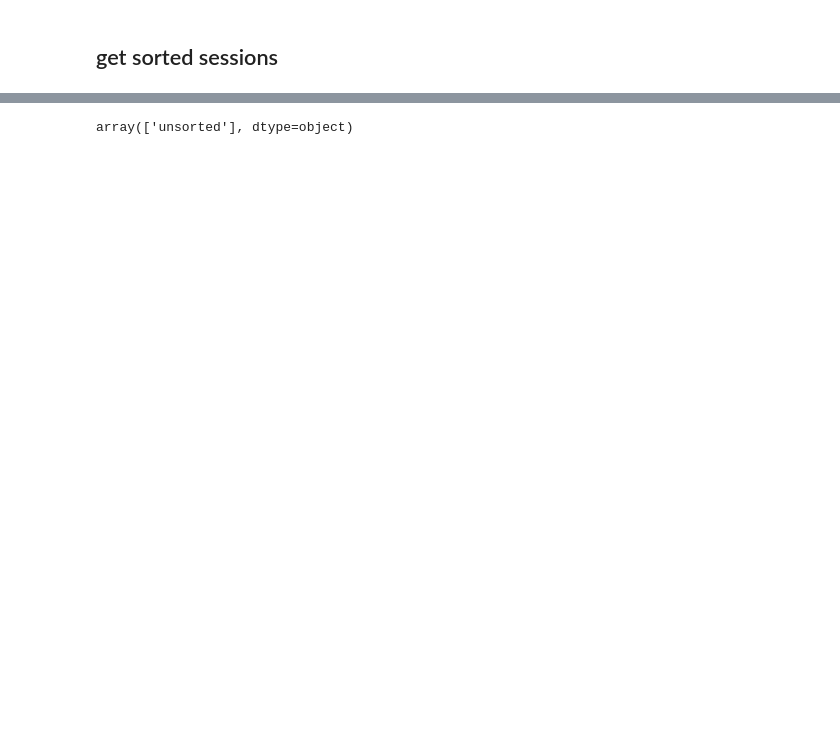
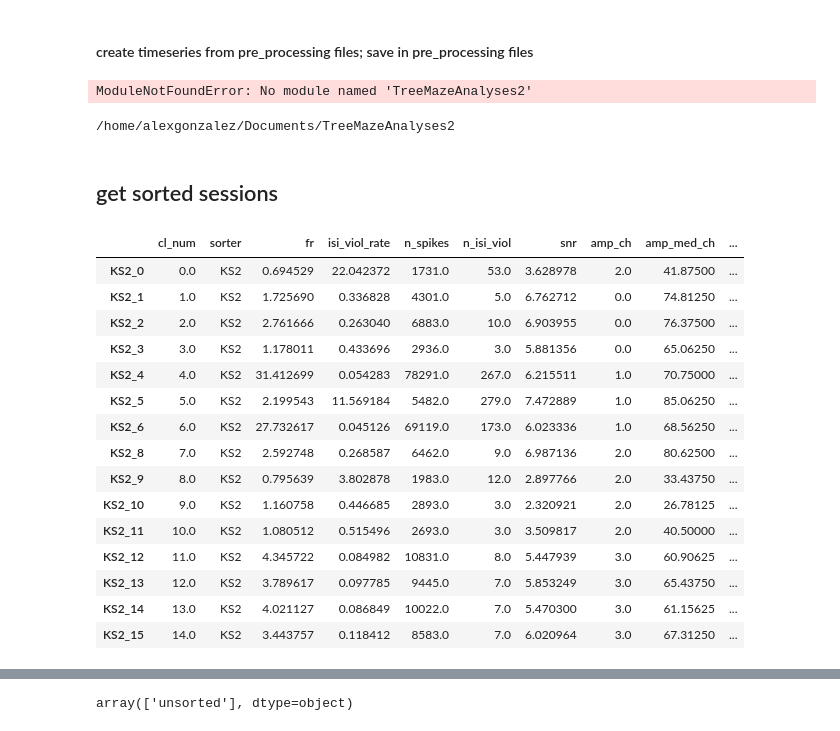
Before and after one commit to alexgonzl/TMA, a Jupyter notebook: quick_hacks.ipynb, the cells around one changed output, grey strips where cells are left out. Drawn from its saved outputs; the diff is of its cells as text; code cells hidden in the pictures; blank space fills up the shorter version.

```diff
--- a/quick_hacks.ipynb
+++ b/quick_hacks.ipynb
@@ -36,6 +37,18 @@ sns.set(style= 'whitegrid', palette= 'muted')
 import signal as sg
 
 from importlib import reload
+# %% [markdown]
+#### create timeseries from pre_processing files; save in pre_processing files
+# %%
+subject = 'Li'
+
+si = SubjectInfo(subject, load=1)
+# %% [output]
+ModuleNotFoundError: No module named 'TreeMazeAnalyses2'
+# %%
+subject
+# %% [output]
+/home/alexgonzalez/Documents/TreeMazeAnalyses2
 # %% [markdown]
 ## get sorted sessions
 # %%
@@ -131,0 +145,20 @@ for subject_id in ['Li','Ne','Cl']:
+# %%
+d = pd.read_csv(cl_stat_file, index_col=0)
+d
+# %% [output]
+|  | cl_num | sorter | fr | isi_viol_rate | n_spikes | n_isi_viol | snr | amp_ch | amp_med_ch | ... |
+| KS2_0 | 0.0 | KS2 | 0.694529 | 22.042372 | 1731.0 | 53.0 | 3.628978 | 2.0 | 41.87500 | ... |
+| KS2_1 | 1.0 | KS2 | 1.725690 | 0.336828 | 4301.0 | 5.0 | 6.762712 | 0.0 | 74.81250 | ... |
+| KS2_2 | 2.0 | KS2 | 2.761666 | 0.263040 | 6883.0 | 10.0 | 6.903955 | 0.0 | 76.37500 | ... |
+| KS2_3 | 3.0 | KS2 | 1.178011 | 0.433696 | 2936.0 | 3.0 | 5.881356 | 0.0 | 65.06250 | ... |
+| KS2_4 | 4.0 | KS2 | 31.412699 | 0.054283 | 78291.0 | 267.0 | 6.215511 | 1.0 | 70.75000 | ... |
+| KS2_5 | 5.0 | KS2 | 2.199543 | 11.569184 | 5482.0 | 279.0 | 7.472889 | 1.0 | 85.06250 | ... |
+| KS2_6 | 6.0 | KS2 | 27.732617 | 0.045126 | 69119.0 | 173.0 | 6.023336 | 1.0 | 68.56250 | ... |
+| KS2_8 | 7.0 | KS2 | 2.592748 | 0.268587 | 6462.0 | 9.0 | 6.987136 | 2.0 | 80.62500 | ... |
+| KS2_9 | 8.0 | KS2 | 0.795639 | 3.802878 | 1983.0 | 12.0 | 2.897766 | 2.0 | 33.43750 | ... |
+| KS2_10 | 9.0 | KS2 | 1.160758 | 0.446685 | 2893.0 | 3.0 | 2.320921 | 2.0 | 26.78125 | ... |
+| KS2_11 | 10.0 | KS2 | 1.080512 | 0.515496 | 2693.0 | 3.0 | 3.509817 | 2.0 | 40.50000 | ... |
+| KS2_12 | 11.0 | KS2 | 4.345722 | 0.084982 | 10831.0 | 8.0 | 5.447939 | 3.0 | 60.90625 | ... |
+| KS2_13 | 12.0 | KS2 | 3.789617 | 0.097785 | 9445.0 | 7.0 | 5.853249 | 3.0 | 65.43750 | ... |
+| KS2_14 | 13.0 | KS2 | 4.021127 | 0.086849 | 10022.0 | 7.0 | 5.470300 | 3.0 | 61.15625 | ... |
+| KS2_15 | 14.0 | KS2 | 3.443757 | 0.118412 | 8583.0 | 7.0 | 6.020964 | 3.0 | 67.31250 | ... |
```
Also changed, not shown: parts of 7 cells of this notebook, 8 other files.
